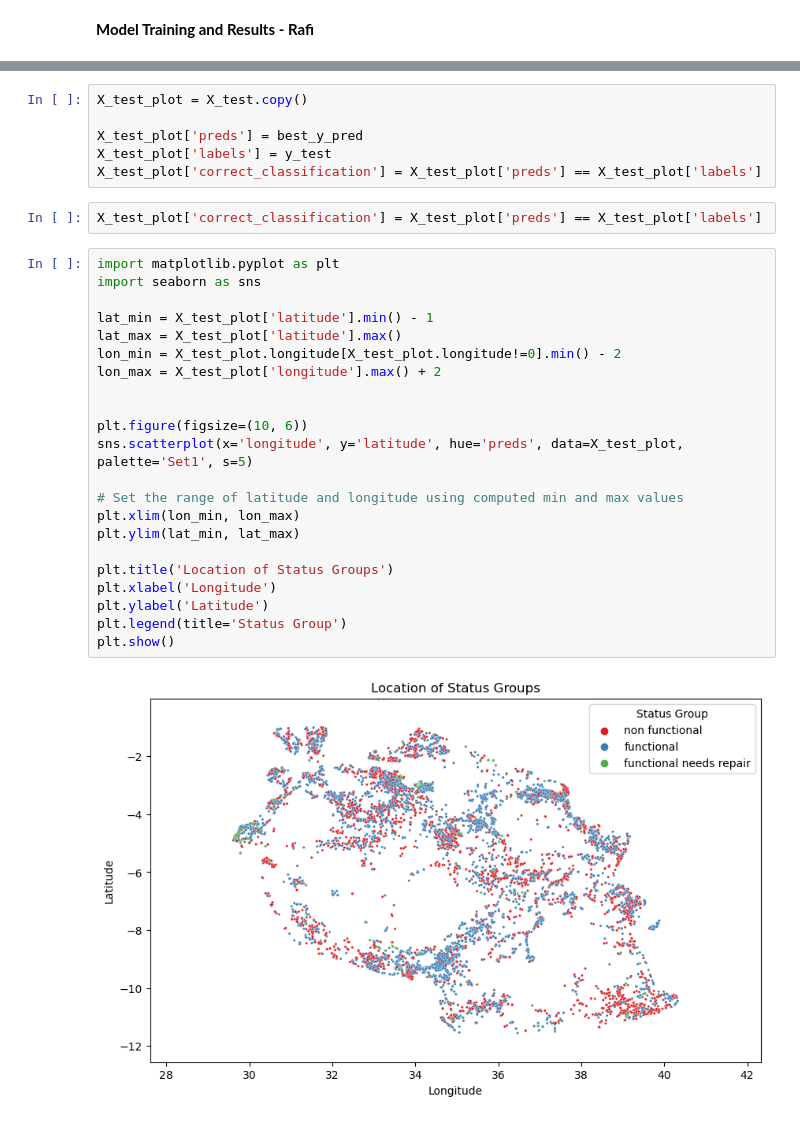
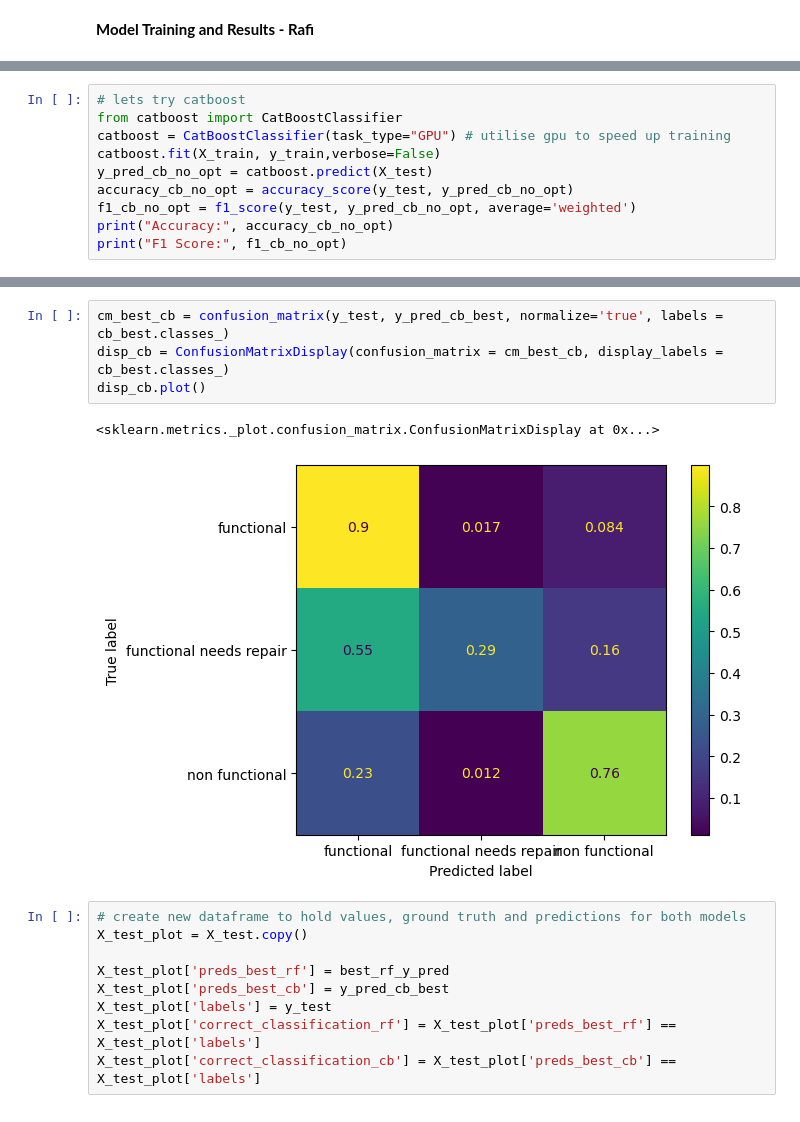
Before and after one commit to nicerafi/notts_ds_group_cw_water, a Jupyter notebook: pca_fixed.ipynb, the cells around one changed output, grey strips where cells are left out. Drawn from its saved outputs; the diff is of its cells as text.

```diff
--- a/pca_fixed.ipynb
+++ b/pca_fixed.ipynb
@@ -159,0 +187,10 @@ array([[0.90103763, 0.02183677, 0.0771256 ],
+# %%
+# lets try catboost
+from catboost import CatBoostClassifier
+catboost = CatBoostClassifier(task_type="GPU") # utilise gpu to speed up training
+catboost.fit(X_train, y_train,verbose=False)
+y_pred_cb_no_opt = catboost.predict(X_test)
+accuracy_cb_no_opt = accuracy_score(y_test, y_pred_cb_no_opt)
+f1_cb_no_opt = f1_score(y_test, y_pred_cb_no_opt, average='weighted')
+print("Accuracy:", accuracy_cb_no_opt)
+print("F1 Score:", f1_cb_no_opt)
@@ -160,33 +239,17 @@ array([[0.90103763, 0.02183677, 0.0771256 ],
+# %%
+cm_best_cb = confusion_matrix(y_test, y_pred_cb_best, normalize='true', labels = cb_best.classes_)
+disp_cb = ConfusionMatrixDisplay(confusion_matrix = cm_best_cb, display_labels = cb_best.classes_)
+disp_cb.plot()
+# %% [output]
+<sklearn.metrics._plot.confusion_matrix.ConfusionMatrixDisplay at 0x...>
+[figure, added]
 # %%
+# create new dataframe to hold values, ground truth and predictions for both models
 X_test_plot = X_test.copy()
 
-X_test_plot['preds'] = best_y_pred
+X_test_plot['preds_best_rf'] = best_rf_y_pred
+X_test_plot['preds_best_cb'] = y_pred_cb_best
 X_test_plot['labels'] = y_test
-X_test_plot['correct_classification'] = X_test_plot['preds'] == X_test_plot['labels']
+X_test_plot['correct_classification_rf'] = X_test_plot['preds_best_rf'] == X_test_plot['labels']
+X_test_plot['correct_classification_cb'] = X_test_plot['preds_best_cb'] == X_test_plot['labels']
-# %%
-X_test_plot['correct_classification'] = X_test_plot['preds'] == X_test_plot['labels']
-# %%
-import matplotlib.pyplot as plt
-import seaborn as sns
-
-lat_min = X_test_plot['latitude'].min() - 1
-lat_max = X_test_plot['latitude'].max()
-lon_min = X_test_plot.longitude[X_test_plot.longitude!=0].min() - 2
-lon_max = X_test_plot['longitude'].max() + 2
-
-
-plt.figure(figsize=(10, 6))
-sns.scatterplot(x='longitude', y='latitude', hue='preds', data=X_test_plot, palette='Set1', s=5)
-
-# Set the range of latitude and longitude using computed min and max values
-plt.xlim(lon_min, lon_max)
-plt.ylim(lat_min, lat_max)
-
-plt.title('Location of Status Groups')
-plt.xlabel('Longitude')
-plt.ylabel('Latitude')
-plt.legend(title='Status Group')
-plt.show()
-# %% [output]
-[figure, removed]
 # %%
```
Also changed, not shown: parts of 38 cells of this notebook.
